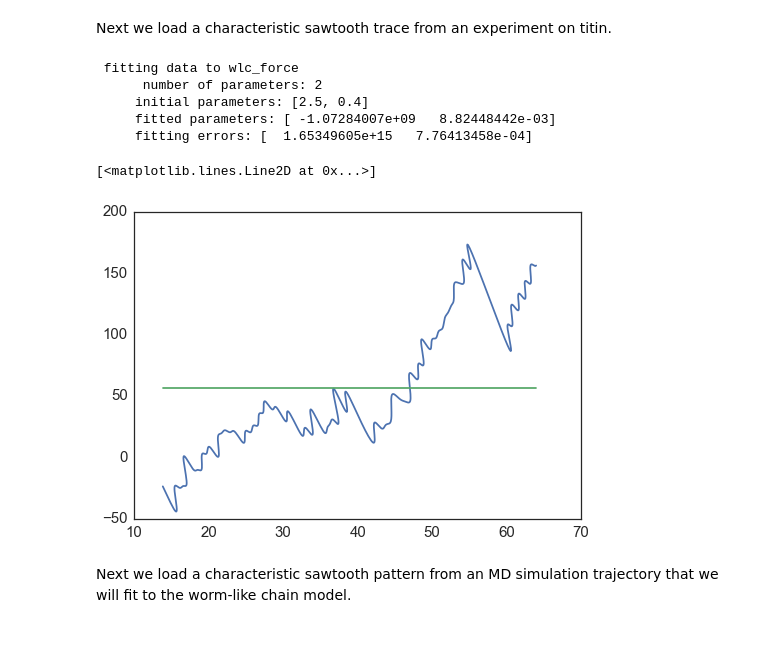
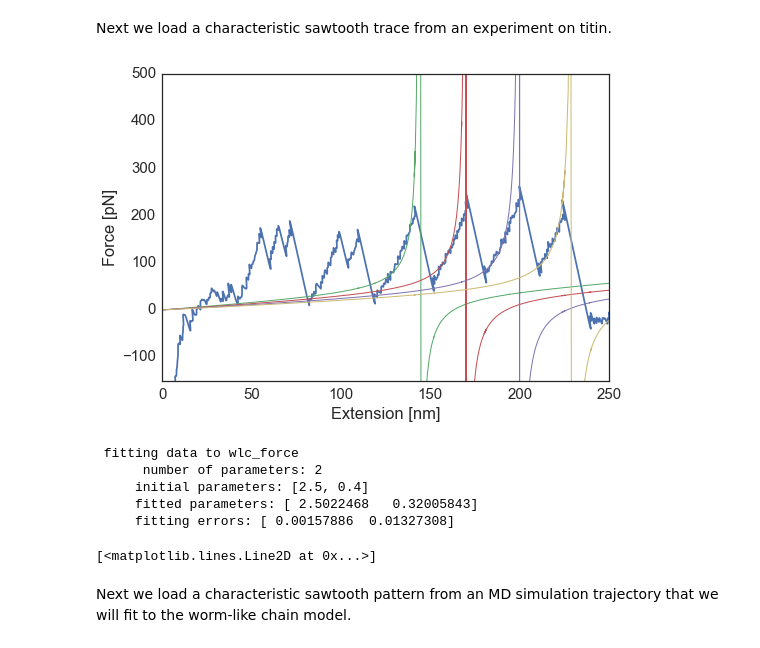
Before and after one commit to daviddesancho/AFMtools, a Jupyter notebook: WLC/WLCfits.ipynb, the cells around one changed output. Cells and saved outputs as stored; diff of their text form; code cells hidden in the pictures.

```diff
--- a/WLC/WLCfits.ipynb
+++ b/WLC/WLCfits.ipynb
@@ -32,21 +33,5 @@ _ = ax.set_ylabel('Force [pN]', size=20)
 # %% [markdown]
 Next we load a characteristic sawtooth trace from an experiment on titin.
-# %%
-force_extension = np.array([(float(x.split()[0]), float(x.split()[1])) \
-                   for x in open('HumanGoodTrace.txt', 'r').readlines()])
-force_extension = force_extension[650:1400]
-fig, ax = plt.subplots()
-ax.plot(force_extension[0:,0], force_extension[:,1])
-fitwlc = Fit(wlc_force, force_extension[:,0], force_extension[:,1], p0 = [2.5,0.4])
-ax.plot(force_extension[:,0], fitwlc(force_extension[:,0]))
-# %% [output]
- fitting data to wlc_force
-      number of parameters: 2
-     initial parameters: [2.5, 0.4]
-     fitted parameters: [ -1.07284007e+09   8.82448442e-03]
-     fitting errors: [  1.65349605e+15   7.76413458e-04]
-[<matplotlib.lines.Line2D at 0x...>]
-[figure, removed]
 # %%
 import inspect
 from scipy.optimize import curve_fit
@@ -93,6 +78,32 @@ class Fit():
         sse = np.sum((y-ycalc)**2)
         sst = np.sum((y-np.mean(y))**2)
         self.r2 = 1 - (sse/sst)*(len(y)-1)/(len(y)-self.nparams)
+# %%
+force_extension = np.array([(float(x.split()[0]), float(x.split()[1])) \
+                   for x in open('HumanGoodTrace.txt', 'r').readlines()])
+#force_extension = force_extension[650:1400]
+fig, ax = plt.subplots()
+ax.plot(force_extension[0:,0], force_extension[:,1])
+for l in [144, 170, 200, 230]:
+    ax.plot(force_extension[0:,0], wlc_force(force_extension[:,0], l, 0.1), linewidth=1)
+ax.set_xlim(0,250)
+ax.set_ylim(-150,500)
+#ax.set_ylim(10,400)
+#ax.set_yscale('log')
+ax.set_xlabel('Extension [nm]')
+_ = ax.set_ylabel('Force [pN]')
+# %% [output]
+[figure, added]
+# %%
+fitwlc = Fit(wlc_force, force_extension[:,0], force_extension[:,1], p0 = [2.5,0.4])
+ax.plot(force_extension[:,0], fitwlc(force_extension[:,0]))
+# %% [output]
+ fitting data to wlc_force
+      number of parameters: 2
+     initial parameters: [2.5, 0.4]
+     fitted parameters: [ 2.5022468   0.32005843]
+     fitting errors: [ 0.00157886  0.01327308]
+[<matplotlib.lines.Line2D at 0x...>]
 # %% [markdown]
 Next we load a characteristic sawtooth pattern from an MD simulation trajectory that we will fit to the worm-like chain model.
 # %%
```
Also changed, not shown: parts of 3 cells of this notebook.
